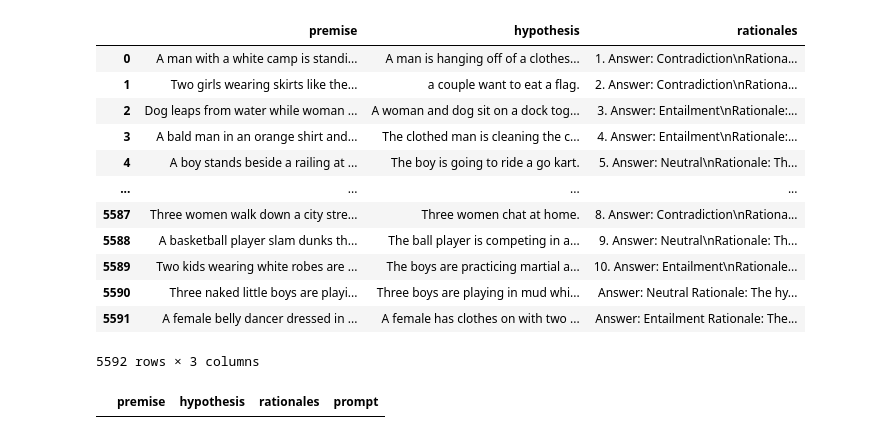
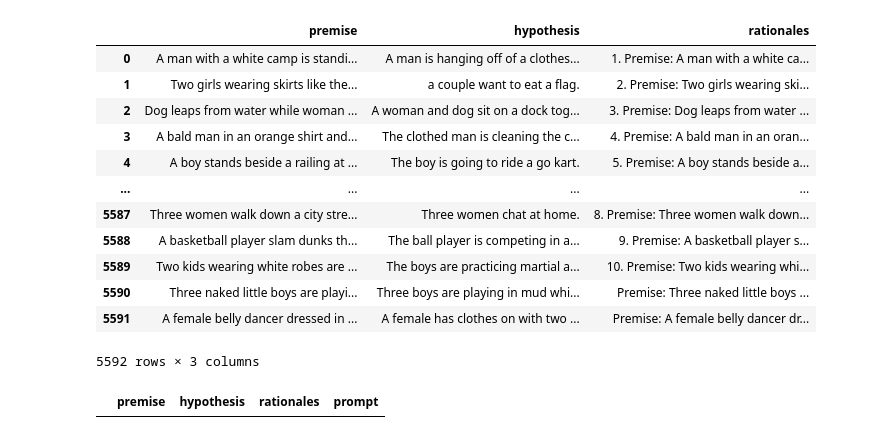
Before and after one commit to huypham1103/distilling-step-by-step, a Jupyter notebook: [API] dataset/handle.ipynb, the cells around one changed output. Drawn from its saved outputs; the diff is of its cells as text; code cells hidden in the pictures.

```diff
--- a/[API] dataset/handle.ipynb
+++ b/[API] dataset/handle.ipynb
@@ -1,4 +1,7 @@
 # %%
 import pandas as pd
 # %%
-csv_1 = pd.read_csv('best_prompt.csv', index_col=0)[:4000]
+csv_1 = pd.read_csv('GPT_II_1.csv', index_col=0, sep=',')[:3850]
+# %%
+csv_2 = pd.read_csv('GPT_II_2.csv', index_col=0, sep='|')
+csv_2
@@ -5,20 +22,20 @@ csv_1 = pd.read_csv('best_prompt.csv', index_col=0)[:4000]
 # %%
-csv_2 = pd.read_csv('best_prompt2.csv', index_col=0, sep='|')
-csv_1 = pd.concat([csv_1, csv_2])
+csv_3 = pd.read_csv('GPT_II_3.csv', index_col=0, sep='|')
+csv_1 = pd.concat([csv_1, csv_2, csv_3])
 csv_1
 # %% [output]
 |  | premise | hypothesis | rationales |
-| 0 | A man with a white camp is standi... | A man is hanging off of a clothes... | 1. Answer: Contradiction\nRationa... |
-| 1 | Two girls wearing skirts like the... | a couple want to eat a flag. | 2. Answer: Contradiction\nRationa... |
-| 2 | Dog leaps from water while woman ... | A woman and dog sit on a dock tog... | 3. Answer: Entailment\nRationale:... |
-| 3 | A bald man in an orange shirt and... | The clothed man is cleaning the c... | 4. Answer: Entailment\nRationale:... |
-| 4 | A boy stands beside a railing at ... | The boy is going to ride a go kart. | 5. Answer: Neutral\nRationale: Th... |
+| 0 | A man with a white camp is standi... | A man is hanging off of a clothes... | 1. Premise: A man with a white ca... |
+| 1 | Two girls wearing skirts like the... | a couple want to eat a flag. | 2. Premise: Two girls wearing ski... |
+| 2 | Dog leaps from water while woman ... | A woman and dog sit on a dock tog... | 3. Premise: Dog leaps from water ... |
+| 3 | A bald man in an orange shirt and... | The clothed man is cleaning the c... | 4. Premise: A bald man in an oran... |
+| 4 | A boy stands beside a railing at ... | The boy is going to ride a go kart. | 5. Premise: A boy stands beside a... |
 | ... | ... | ... | ... |
-| 5587 | Three women walk down a city stre... | Three women chat at home. | 8. Answer: Contradiction\nRationa... |
-| 5588 | A basketball player slam dunks th... | The ball player is competing in a... | 9. Answer: Neutral\nRationale: Th... |
-| 5589 | Two kids wearing white robes are ... | The boys are practicing martial a... | 10. Answer: Entailment\nRationale... |
-| 5590 | Three naked little boys are playi... | Three boys are playing in mud whi... | Answer: Neutral Rationale: The hy... |
-| 5591 | A female belly dancer dressed in ... | A female has clothes on with two ... | Answer: Entailment Rationale: The... |
+| 5587 | Three women walk down a city stre... | Three women chat at home. | 8. Premise: Three women walk down... |
+| 5588 | A basketball player slam dunks th... | The ball player is competing in a... | 9. Premise: A basketball player s... |
+| 5589 | Two kids wearing white robes are ... | The boys are practicing martial a... | 10. Premise: Two kids wearing whi... |
+| 5590 | Three naked little boys are playi... | Three boys are playing in mud whi... | Premise: Three naked little boys ... |
+| 5591 | A female belly dancer dressed in ... | A female has clothes on with two ... | Premise: A female belly dancer dr... |
 5592 rows × 3 columns
 # %%
 # from datasets import load_dataset
```
Also changed, not shown: parts of 12 cells of this notebook, 11 other files.
